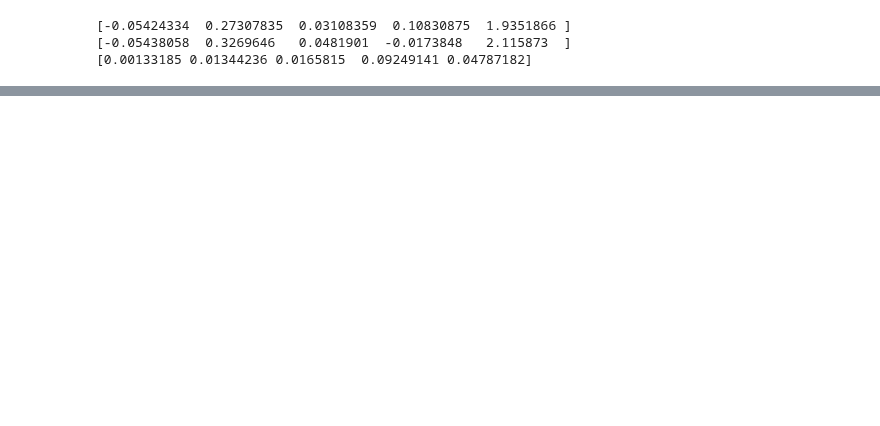
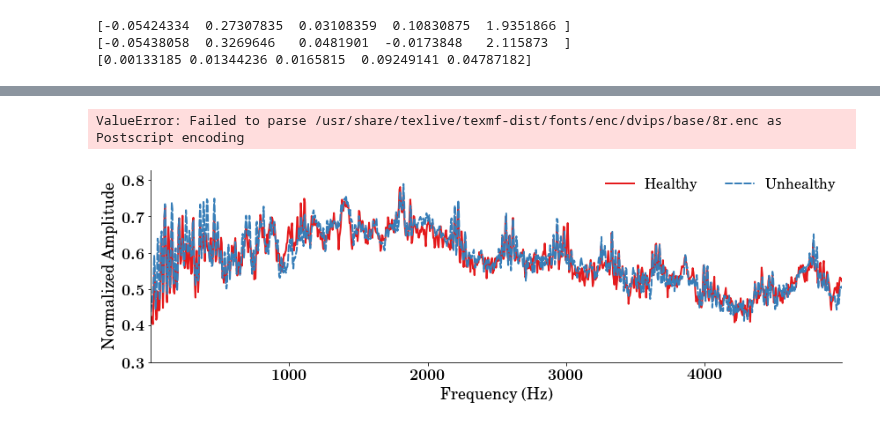
Before and after one commit to danielnewman09/Dissertation, a Jupyter notebook: Dissertation-Notebooks/Chapter-6/Same-Condition-Compare.ipynb, the cells around one changed output, grey strips where cells are left out. Saved outputs shown, nothing was run; the diff lists cells and outputs as text; code cells hidden in the pictures; blank space fills up the shorter version.

```diff
--- a/Dissertation-Notebooks/Chapter-6/Same-Condition-Compare.ipynb
+++ b/Dissertation-Notebooks/Chapter-6/Same-Condition-Compare.ipynb
@@ -290,0 +292,34 @@ genplt.generate_plot(freqs[:max_index], # X - coordinate on the plot
+# %%
+np.mean(X[0],axis=0).shape
+
+max_index = 1024
+
+# combine the responses and labels to put on our 2D plot
+responses = np.vstack((np.mean(X_healthy,axis=0)[:max_index],np.mean(X_unhealthy,axis=0)[:max_index]))
+responses = lin_log_interp(responses)
+labels = ['Healthy','Unhealthy']
+
+numPoints = 200
+
+# Create a 2D plot
+genplt.generate_plot(freqs[:max_index], # X - coordinate on the plot
+              responses,# Y - coordinates on the plot
+              labels,# Labels for the plot legend
+              'Frequency (Hz)',# X - axis label
+              'Normalized Amplitude',   # Y - axis label
+              filename='Norm_FFT_Compare',   # Plot filename
+              folder='figures',    # Specify the folder where the filename will be saved
+              num_col=2,    # Specify the number of columns in the legend
+              legend_loc='best', # Specify the location of the legend
+              ymax=0.1,
+                     log_y=False,
+                     ymin=0.05,
+              transparent=True,
+              showplot=True,
+              save_plot=True,
+              template='wide',
+              file_type='svg'
+             )
+# %% [output]
+ValueError: Failed to parse /usr/share/texlive/texmf-dist/fonts/enc/dvips/base/8r.enc as Postscript encoding
+[figure, added]
```
Also changed, not shown: parts of 2 cells of this notebook, 7 other files.
